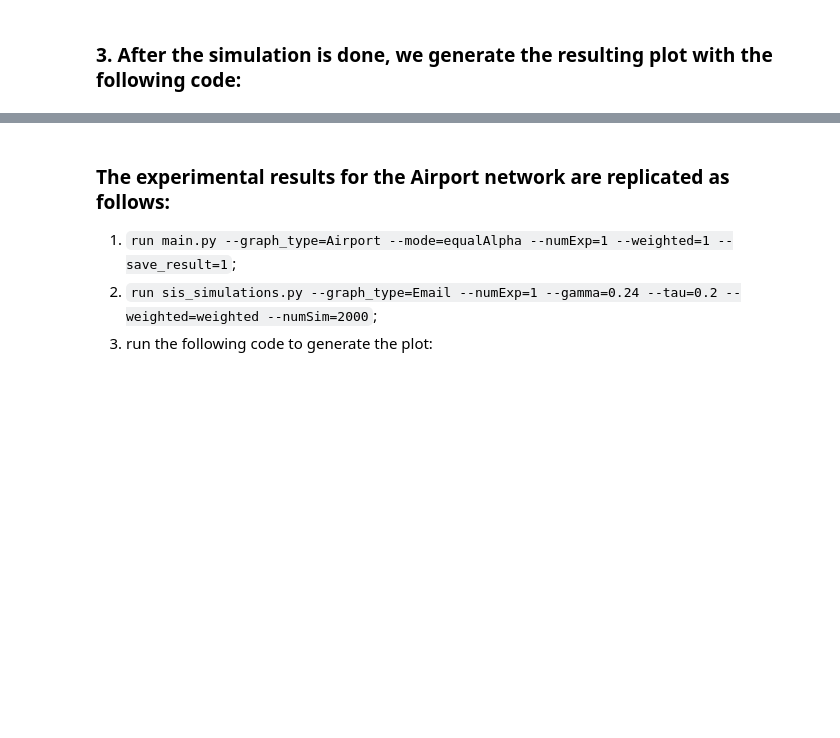
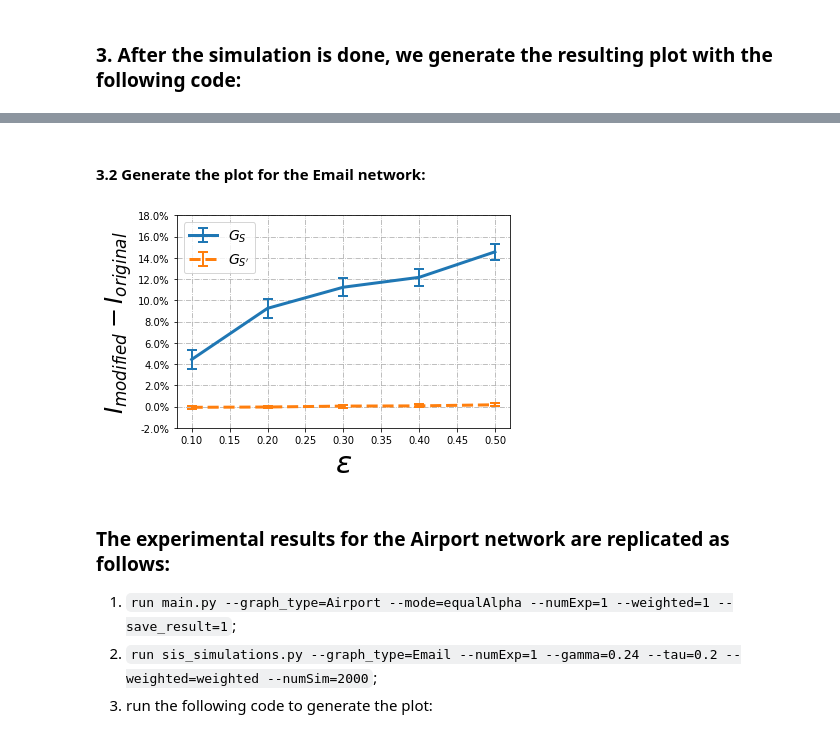
Before and after one commit to marsplus/POTION, a Jupyter notebook: src/exp.ipynb, the cells around one changed output, grey strips where cells are left out. Cells and saved outputs as stored; diff of their text form; code cells hidden in the pictures; blank space fills up the shorter version.

```diff
--- a/src/exp.ipynb
+++ b/src/exp.ipynb
@@ -114,3 +110,10 @@ plt.tight_layout()
+# %% [markdown]
+#### 3.2 Generate the plot for the Email network:
+# %%
+plot(graph_type='Email', graph_weight='unweighted', \
+         GAMMA=0.24, TAU=0.06)
+# %% [output]
+[figure, added]
 # %% [markdown]
 ### The experimental results for the Airport network are replicated as follows:
 
```
Also changed, not shown: parts of 8 cells of this notebook, 2 other files.
